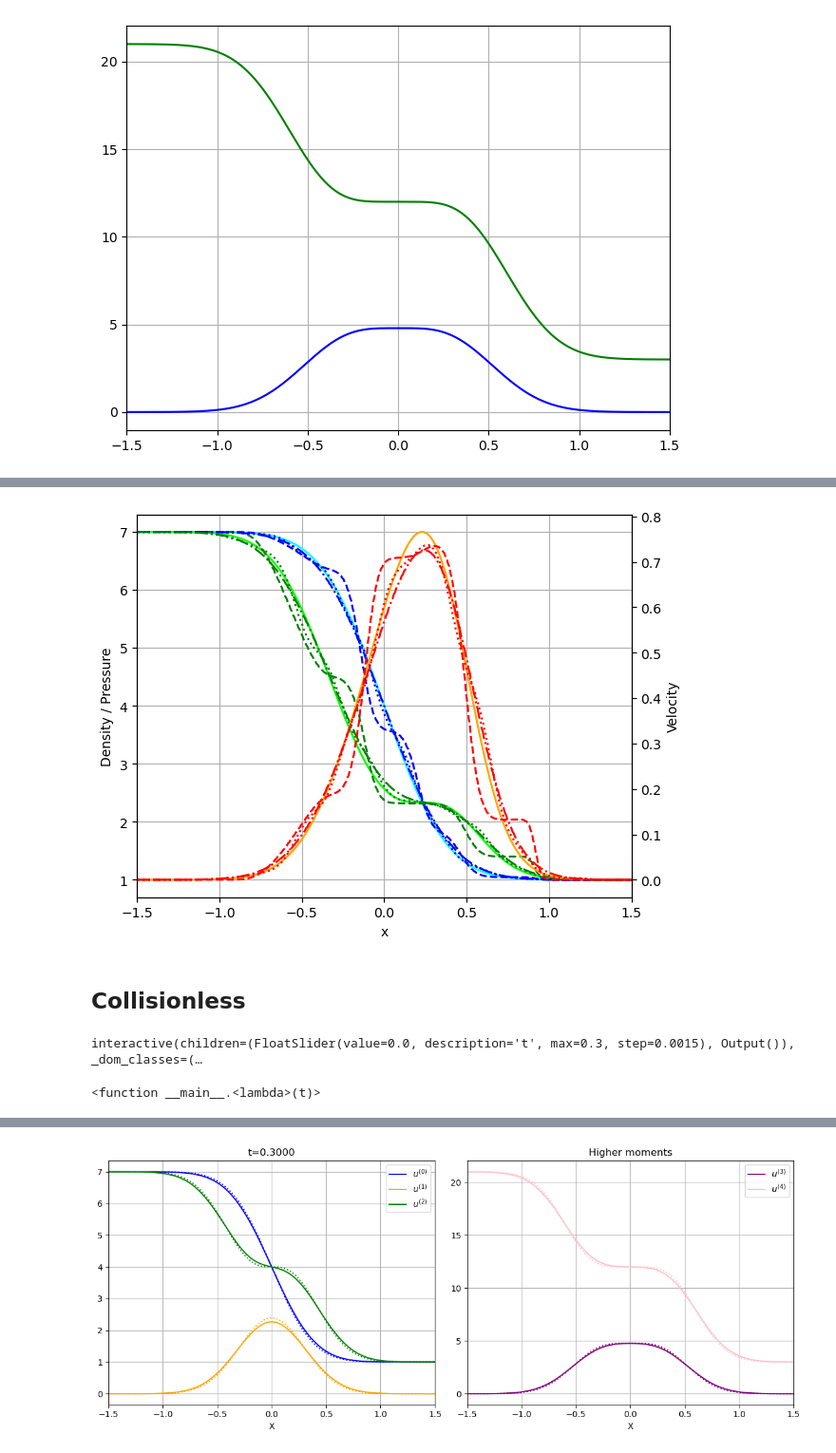
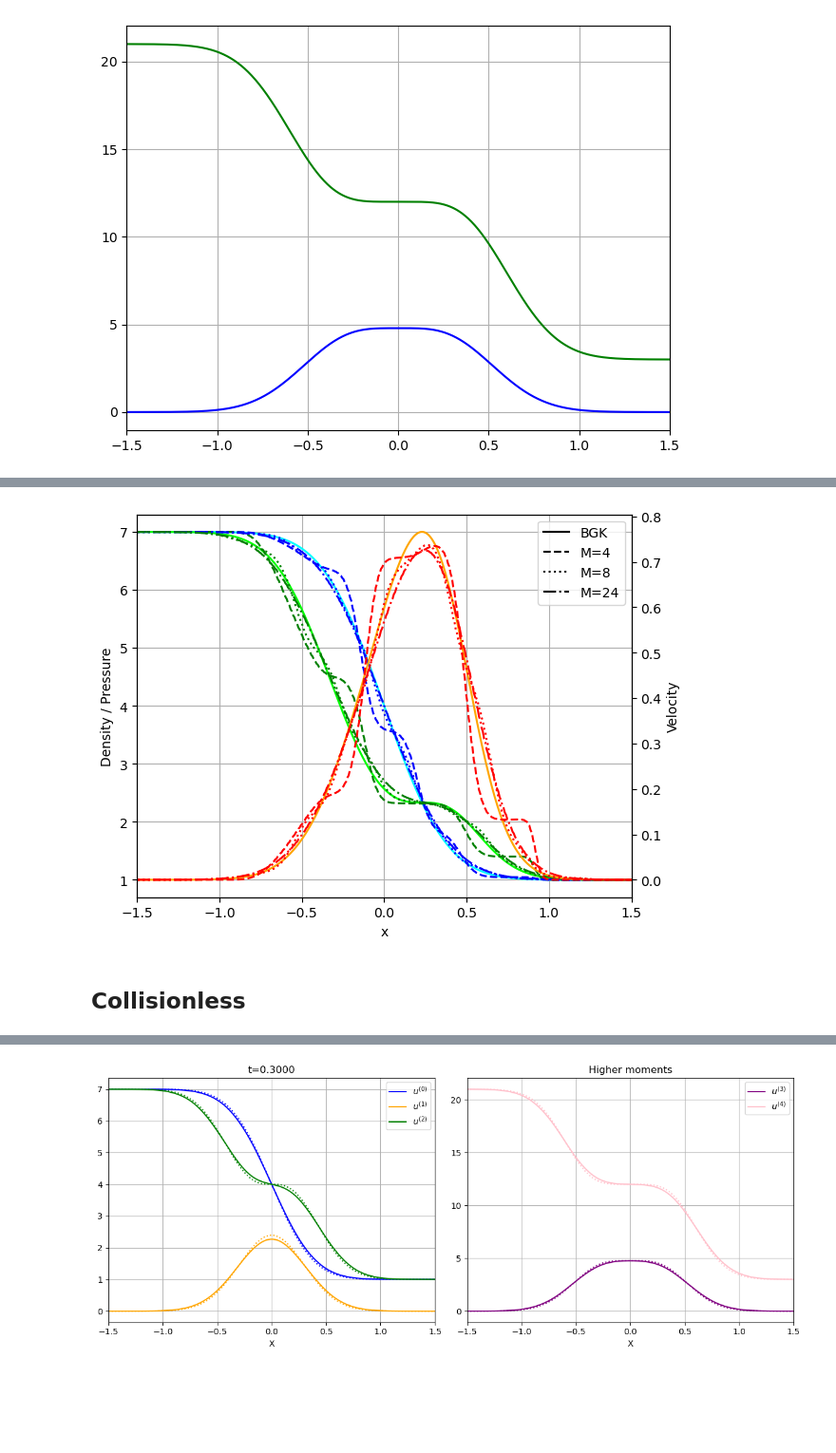
Before and after one commit to JanHab/ExtGram.jl, a Jupyter notebook: notebooks/FindOptimalShockSetting.ipynb, the cells around one changed output, grey strips where cells are left out. Shown at 95% size. Saved outputs shown, nothing was run; the diff lists cells and outputs as text; code cells hidden in the pictures; blank space fills up the shorter version.

```diff
--- a/notebooks/FindOptimalShockSetting.ipynb
+++ b/notebooks/FindOptimalShockSetting.ipynb
@@ -317,32 +154,33 @@ ax = axs.twinx()
 ax.plot(x, v_T, color='orange')
 
 # HyQMOM - M=4
 axs.plot(df['x'], df['rho'], color='blue', linestyle="dashed")
 axs.plot(df['x'], df['p'], color='green', linestyle="dashed")
 ax.plot(df['x'], df['v'], color='red', linestyle="dashed")
 
 # HyQMOM - M=8
 axs.plot(df2['x'], df2['rho'], color='blue', linestyle="dotted")
 axs.plot(df2['x'], df2['p'], color='green', linestyle="dotted")
 ax.plot(df2['x'], df2['v'], color='red', linestyle="dotted")
 
 # HyQMOM - M=24
 axs.plot(df3['x'], df3['rho'], color='blue', linestyle="dashdot")
 axs.plot(df3['x'], df3['p'], color='green', linestyle="dashdot")
 ax.plot(df3['x'], df3['v'], color='red', linestyle="dashdot")
 
 axs.plot([], [], color='black', label='BGK')
 axs.plot([], [], color='black', linestyle="dashed", label='M=4')
 axs.plot([], [], color='black', linestyle="dotted", label='M=8')
 axs.plot([], [], color='black', linestyle="dashdot", label='M=24')
 axs.set_xlabel('x')
 axs.set_ylabel('Density / Pressure')
 ax.set_ylabel('Velocity')
-# axs.legend(loc='upper right')
+axs.legend(loc='upper right')
 
 axs.set_xlim(-1.5, 1.5)
 axs.grid()
 fig.tight_layout()
+fig.savefig('../out/Figures/Riemann1D/BGK_vs_ExtendedGramian_MComparison_Kn1.0.pdf')
 fig.show()
 # %% [output]
-[figure, old version]
+[figure, new version]
@@ -458,18 +188,13 @@ def plot_solution_time(data, time_query, times, timesteps):
 ## Collisionless
 # %%
 # === Usage Example ===
-filename = f"../out/Riemann1D/Moments/gram_solution_M{M}_closure{closure}_Kn{Kn}_source{source_string}_T_end{T_end}_rho_L{rho_L}_rho_R{rho_R}_v_L{v_L}_v_R{v_R}_theta_L{theta_L}_theta_R{theta_R}_base_tree_level{base_tree_level}_polydeg{polydeg}.tsv"   # <-- replace with your file
+filename = f"../out/Riemann1D/Moments/gram_solution_M{M}_closure{closure}_Kn{Kn}_source{source_string}_T_end{T_end}_rho_L{rho_L}_rho_R{rho_R}_v_L{v_L}_v_R{v_R}_theta_L{theta_L}_theta_R{theta_R}_base_tree_level{base_tree_level}_polydeg{polydeg}.tsv"
 data = read_solution_file(filename)
 
 # Build time → timestep mapping
 times = np.array([data[ts]["t"] for ts in sorted(data.keys())])
 timesteps = np.array(sorted(data.keys()))
 
-# Interactive slider
-interact(
-    lambda t: plot_solution_time(data, t, times, timesteps),
-    t=FloatSlider(min=times.min(), max=times.max(), step=(times[1]-times[0])/10, value=times.min())
-)
+time_query = 21 # last time step
+sol = interpolate_solution(data, time_query, times, timesteps)
+x, u, t = sol["x"], sol["u"], sol["t"]
-# %% [output]
-interactive(children=(FloatSlider(value=0.0, description='t', max=0.3, step=0.0015), Output()), _dom_classes=(…
-<function __main__.<lambda>(t)>
```
Also changed, not shown: parts of 23 cells of this notebook, 1 other file.
